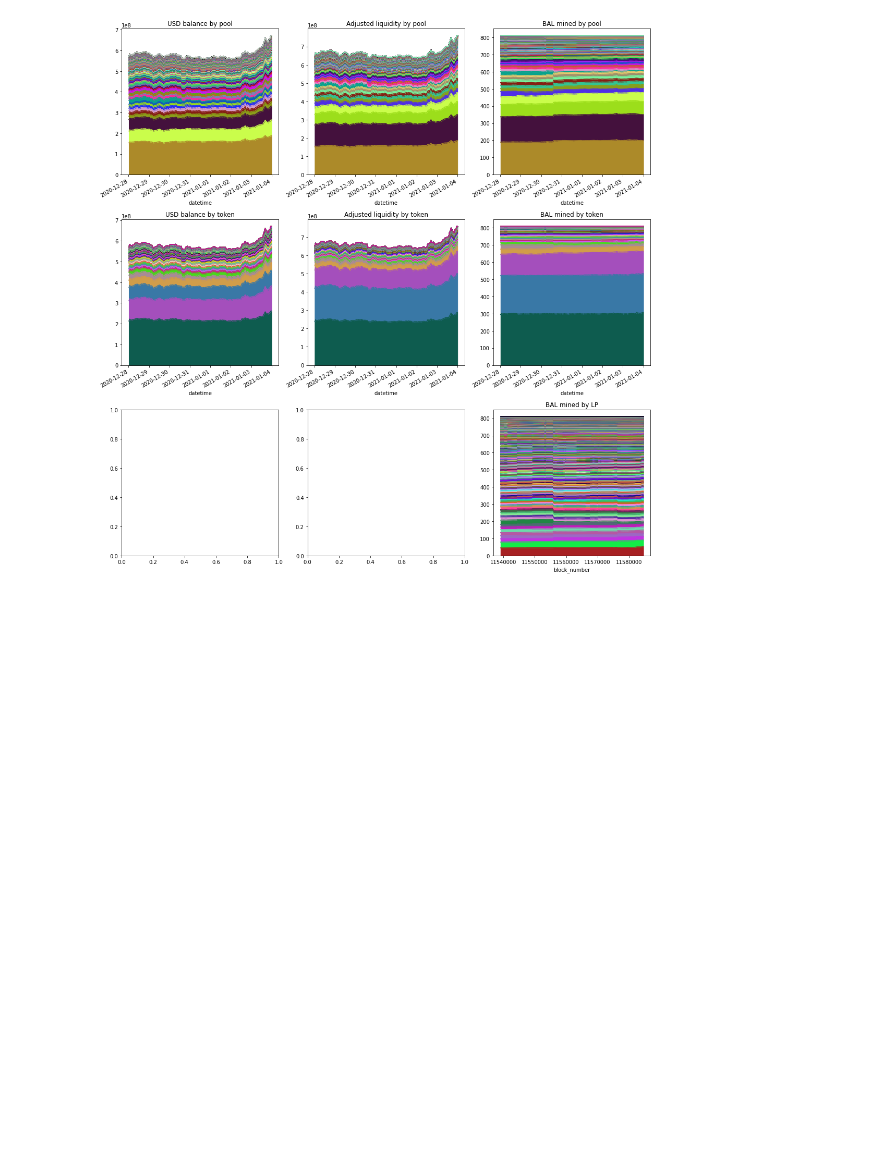
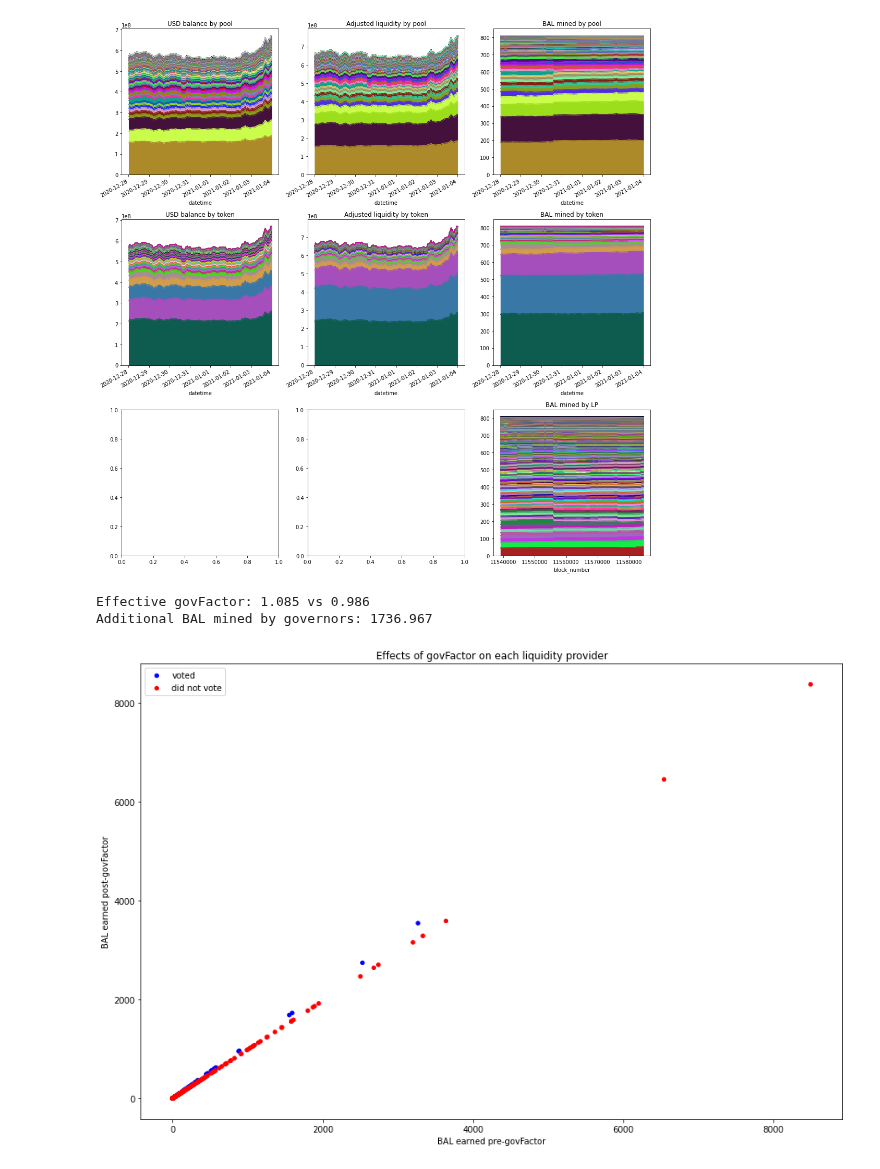
Before and after one commit to balancer/bal-mining-scripts, a Jupyter notebook: bal-mining.ipynb, the cells around one changed output. Saved outputs shown, nothing was run; the diff lists cells and outputs as text; code cells hidden in the pictures; blank space fills up the shorter version.

Commit message:
simulated week 31 run, plots

```diff
--- a/bal-mining.ipynb
+++ b/bal-mining.ipynb
@@ -14,7 +14,7 @@ START_BLOCK = 11538966
 END_BLOCK = 11584641
 # we can hard code latest gov proposal if we want
 latest_gov_proposal = ''
-gov_factor = 1
+gov_factor = 1.1
 # %%
 import time
 print(time.strftime("%Y-%m-%d %H:%M:%S", time.localtime()))
@@ -75,6 +75,7 @@ end_block_timestamp = w3.eth.getBlock(END_BLOCK).timestamp
 Consider installing rusty-rlp to improve pyrlp performance with a rust based backend
 # %%
 import json
+import pandas as pd
 
 # the realtime estimator overrides the hard coded gov proposal
 if REALTIME_ESTIMATOR:
@@ -93,4 +94,6 @@ if gov_factor > 1 and not latest_gov_proposal:
     # only proposals that ended before the beginning of the current week count
     proposals = proposals[proposals['end'] < start_block_timestamp]
     latest_gov_proposal = proposals['end'].idxmax()
+    title = proposals.loc[latest_gov_proposal,'msg']['payload'].get('name',0)
     print(f'Most recent governance proposal: {latest_gov_proposal}')
+    print(f'Title: {title}')
@@ -1060,3 +1068,26 @@ if not REALTIME_ESTIMATOR:
     plt.tight_layout()
 # %% [output]
 [figure]
+# %%
+if gov_factor > 1:
+    pregov = pd.DataFrame.from_dict(total_post_redistribution, orient='index', dtype=float, columns=['pregov'])
+    postgov = pd.DataFrame.from_dict(totals_post_gov_factor, orient='index', dtype=float, columns=['postgov'])
+    compare = pregov.join(postgov)
+    compare['ratio'] = compare['postgov']/compare['pregov']
+    compare['voter'] = compare.index.isin(voters)
+    compare['color'] = compare['voter'].apply(lambda x: 'blue' if x else 'red')
+    ax = compare[compare['voter']].plot.scatter(x='pregov', y='postgov', c='color', figsize=(15,10))
+    compare[~compare['voter']].plot.scatter(x='pregov', y='postgov', c='color', ax=ax)
+    ax.set_xlabel('BAL earned pre-govFactor')
+    ax.set_ylabel('BAL earned post-govFactor')
+    ax.set_title('Effects of govFactor on each liquidity provider')
+    ax.legend(['voted','did not vote'])
+    effective_gov_factor = compare[compare['voter']]['ratio'].median()
+    effective_gov_loss = compare[~compare['voter']]['ratio'].median()
+    print(f'Effective govFactor: {effective_gov_factor:.3f} vs {effective_gov_loss:.3f}')
+    absolute_increase = (compare[compare['voter']]['postgov'] - compare[compare['voter']]['pregov']).sum()
+    print(f'Additional BAL mined by governors: {absolute_increase:.3f}')
+# %% [output]
+Effective govFactor: 1.085 vs 0.986
+Additional BAL mined by governors: 1736.967
+[figure, added]
```
Also changed, not shown: parts of 15 cells of this notebook.
